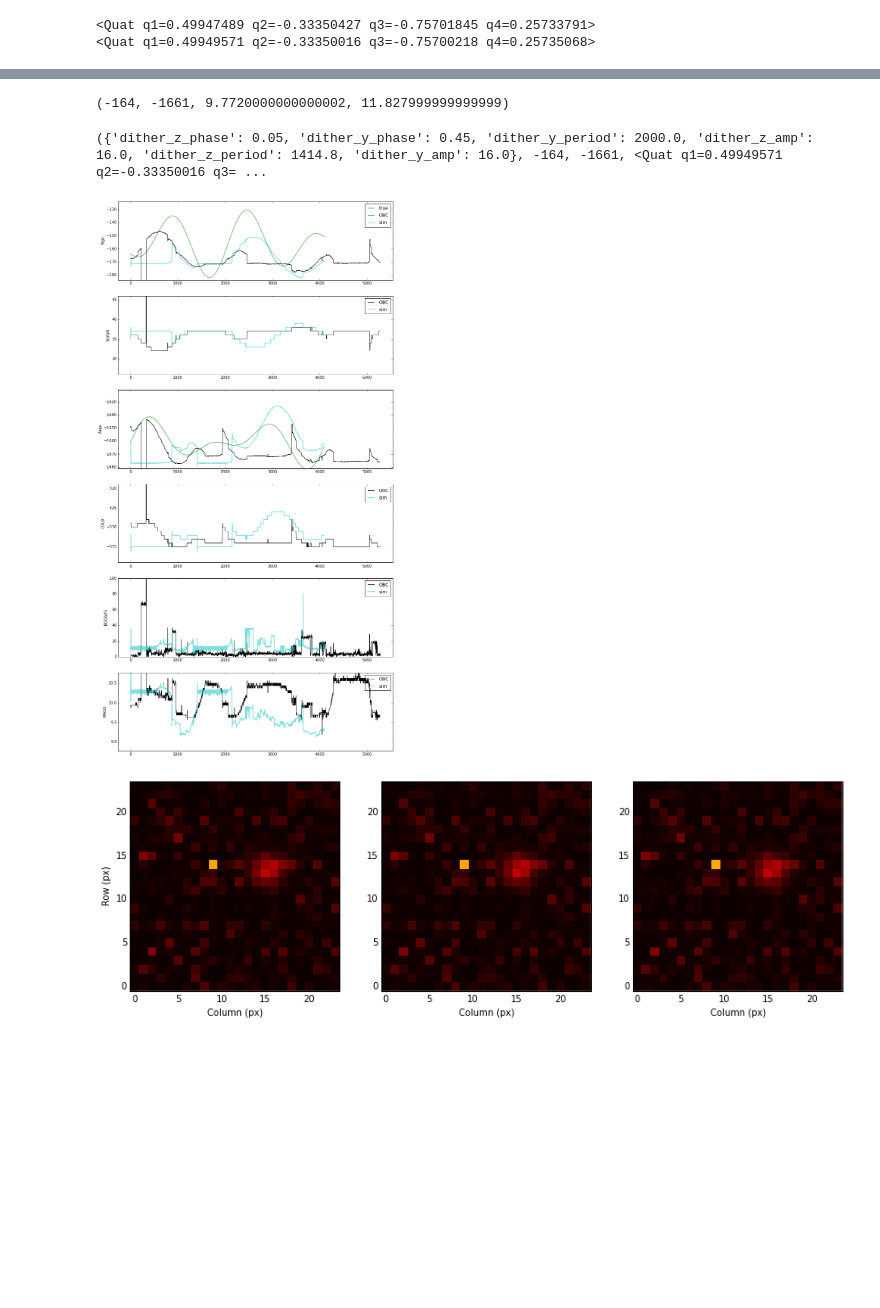
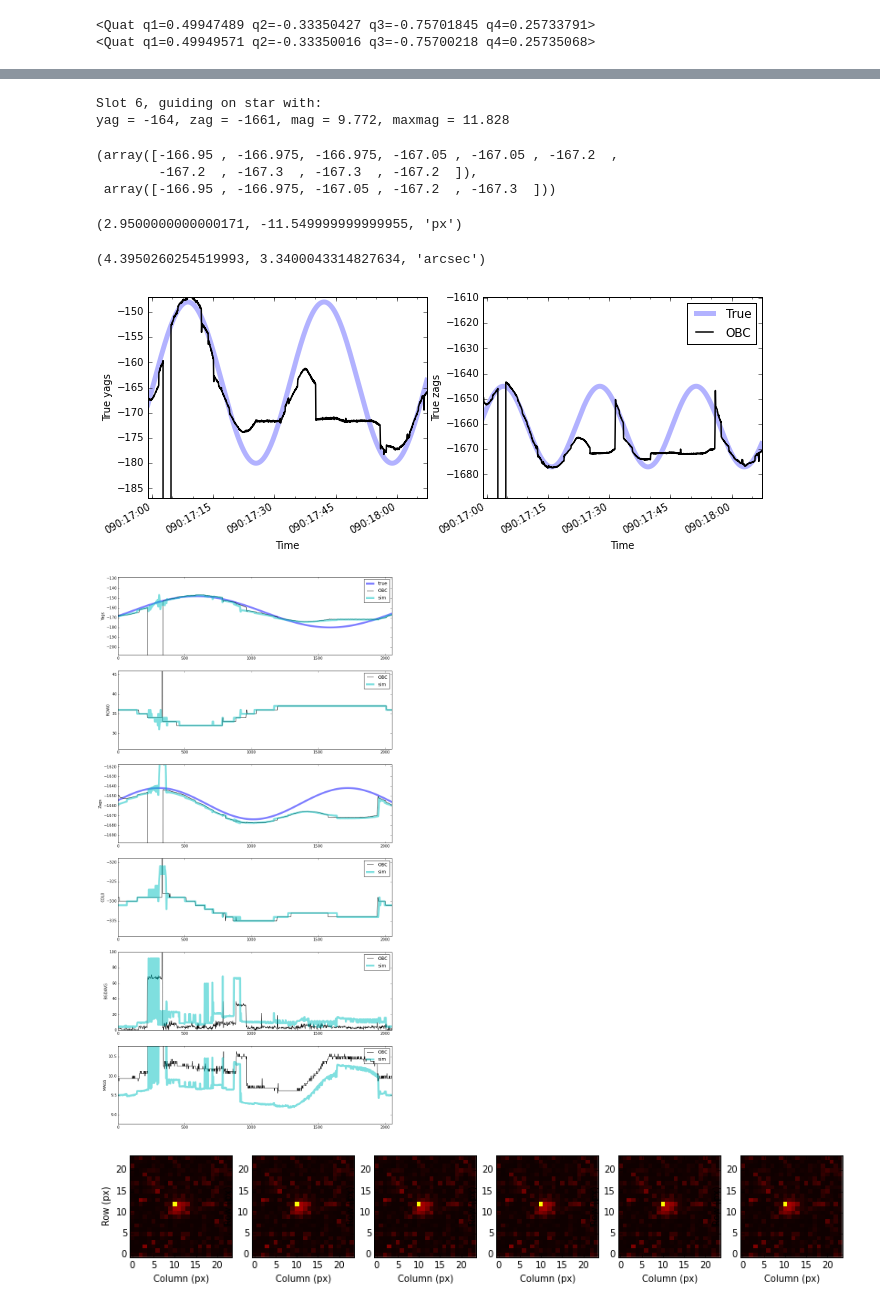
Before and after one commit to malgosias/simulate_guide, a Jupyter notebook: aca_simulate_obsid_18983.ipynb, the cells around one changed output, grey strips where cells are left out. Drawn from its saved outputs; the diff is of its cells as text; code cells hidden in the pictures; blank space fills up the shorter version.

Commit message:
Fixed initial phase adjustment issue.

```diff
--- a/aca_simulate_obsid_18983.ipynb
+++ b/aca_simulate_obsid_18983.ipynb
@@ -195 +279,11 @@ guide = sim.simulate_guide(quat, yag, zag, maxmag=maxmag, **kwargs)
+# %%
+reload(sim)
+kwargs = {'radius': 40., 'imgsize': 6, 'dither': dither, 'dark': '2017:092'}
+yag = yag_cat - yaw[0]
+zag = zag_cat + pitch[0]
+
+dq = Quat([yaw[0] / 3600., -pitch[0] / 3600., 0.])
+quat = quat_cat * dq
+
+guide = sim.simulate_guide(obc.yags.times[0::2][:1000], quat, yag, zag, mag, **kwargs)
 # %%
@@ -207,27 +301,58 @@ plot_set(guide['imgraws'], start=start, num=num, vmin=-300, vmax=7000, grid6x6=T
 # %%
 slot = 6
-yag, zag, mag, maxmag = get_telem(cat, slot)
-yag, zag, mag, maxmag
+yag_cat, zag_cat, mag, maxmag = get_telem(cat, slot)
+print('Slot {}, guiding on star with:'.format(slot))
+print('yag = {:.0f}, zag = {:.0f}, mag = {:.3f}, maxmag = {:.3f}'.format(yag_cat, zag_cat, mag, maxmag))
 # %% [output]
-(-164, -1661, 9.7720000000000002, 11.827999999999999)
+Slot 6, guiding on star with:
+yag = -164, zag = -1661, mag = 9.772, maxmag = 11.828
 # %%
 obc = ObcAca(d.start, d.stop, slot=slot)
+# %%
+obc.yags.vals[:10], obc.yags.vals[0::2][:5]
+# %% [output]
+(array([-166.95 , -166.975, -166.975, -167.05 , -167.05 , -167.2  ,
+        -167.2  , -167.3  , -167.3  , -167.2  ]),
+ array([-166.95 , -166.975, -167.05 , -167.2  , -167.3  ]))
+# %%
+yag_cat - obc.yags.vals[0], zag_cat - obc.zags.vals[0], 'px'
+# %% [output]
+(2.9500000000000171, -11.549999999999955, 'px')
+# %%
+reload(sim)
+# Dither phase - same as for the bright star in slot 3
+yaw = sim.calc_dither(obc.yags.times[0::2], dither, 'y')
+pitch = sim.calc_dither(obc.yags.times[0::2], dither, 'z')
+
+yaw[0], pitch[0], 'arcsec'
+# %% [output]
+(4.3950260254519993, 3.3400043314827634, 'arcsec')
+# %%
+nstop = 2000
+n = len(obc.yags.times[0::2][:nstop])
+true_yags, true_zags = get_true_yags_zags(n, yag_cat, zag_cat, quat_cat)
+
+plot_true_yags_zags(nstop, obc.yags.times[0::2],
+                    true_yags - yaw[0], true_zags + pitch[0],
+                    obc.yags.vals[0::2], obc.zags.vals[0::2])
+# %% [output]
+[figure, added]
 # %%
 reload(sim)
-kwargs = {'nframes': 2000, 'radius': 40., 'imgsize': 6, 'dither': dither, 'dark': '2017:092'}
-guide = sim.simulate_guide(quat, yag, zag, mag, **kwargs)
+kwargs = {'radius': 40., 'imgsize': 6, 'dither': dither, 'dark': '2017:100'}
+yag = yag_cat - yaw[0]
+zag = zag_cat + pitch[0]
+guide = sim.simulate_guide(obc.yags.times[0::2][0:1000], quat, yag, zag, mag, **kwargs)
-# %% [output]
-({'dither_z_phase': 0.05, 'dither_y_phase': 0.45, 'dither_y_period': 2000.0, 'dither_z_amp': 16.0, 'dither_z_period': 1414.8, 'dither_y_amp': 16.0}, -164, -1661, <Quat q1=0.49949571 q2=-0.33350016 q3= ...
 # %%
-plot_guide_summary(guide, obc)
+plot_guide_summary(guide)
 # %% [output]
-[figure, old version]
+[figure, new version]
 # %%
 plt.figure(figsize=(14, 5))
-start, num = 0, 3
+start, num = 600, 6
 plot_set(guide['stars'], start=start, num=num, vmax=1500)
 # %% [output]
-[figure, old version]
+[figure, new version]
 # %%
 plt.figure(figsize=(14, 5))
 start, num = 0, 8
```
Also changed, not shown: parts of 23 cells of this notebook, 2 other files.
